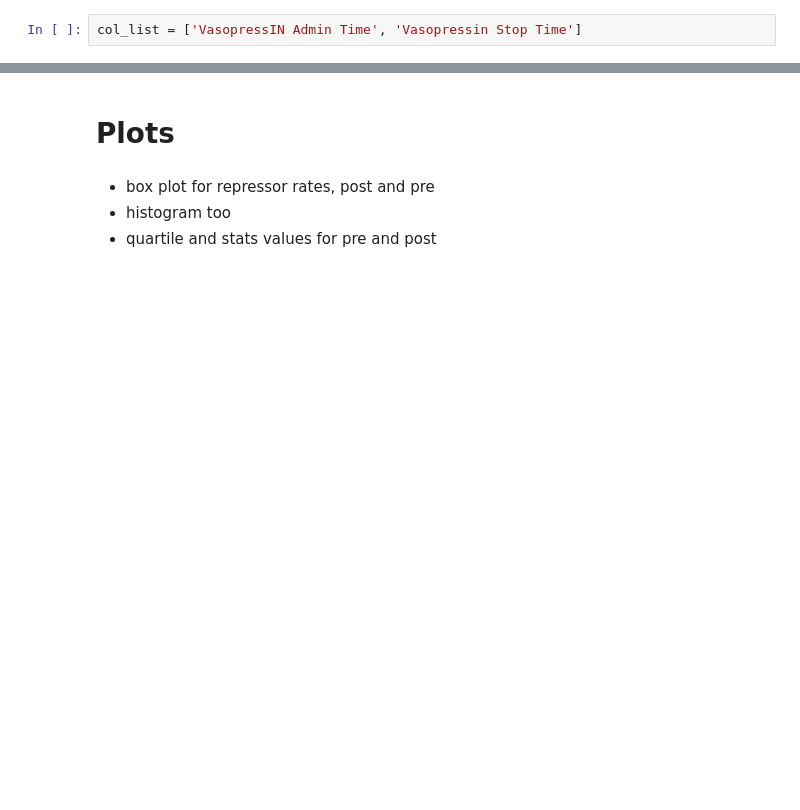
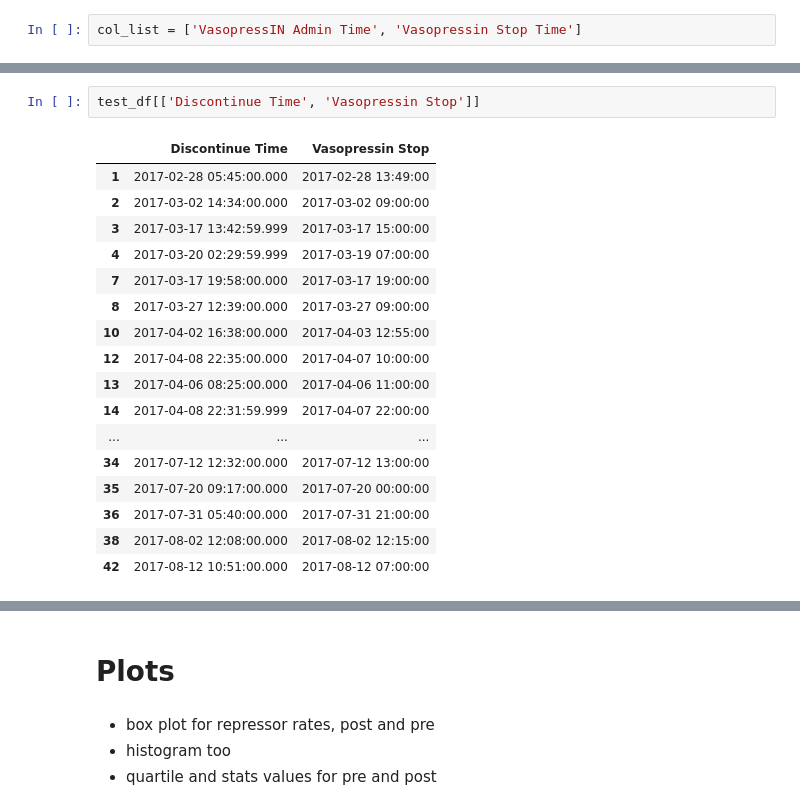
Before and after one commit to SpecCRA/vasopressIN, a Jupyter notebook: analysis_notebook.ipynb, the cells around one changed output, grey strips where cells are left out. Drawn from its saved outputs; the diff is of its cells as text; blank space fills up the shorter version.

```diff
--- a/analysis_notebook.ipynb
+++ b/analysis_notebook.ipynb
@@ -204,0 +428,20 @@ ValueError: time data ':51' does not match format '%H:%M'
+# %%
+test_df[['Discontinue Time', 'Vasopressin Stop']]
+# %% [output]
+|  | Discontinue Time | Vasopressin Stop |
+| 1 | 2017-02-28 05:45:00.000 | 2017-02-28 13:49:00 |
+| 2 | 2017-03-02 14:34:00.000 | 2017-03-02 09:00:00 |
+| 3 | 2017-03-17 13:42:59.999 | 2017-03-17 15:00:00 |
+| 4 | 2017-03-20 02:29:59.999 | 2017-03-19 07:00:00 |
+| 7 | 2017-03-17 19:58:00.000 | 2017-03-17 19:00:00 |
+| 8 | 2017-03-27 12:39:00.000 | 2017-03-27 09:00:00 |
+| 10 | 2017-04-02 16:38:00.000 | 2017-04-03 12:55:00 |
+| 12 | 2017-04-08 22:35:00.000 | 2017-04-07 10:00:00 |
+| 13 | 2017-04-06 08:25:00.000 | 2017-04-06 11:00:00 |
+| 14 | 2017-04-08 22:31:59.999 | 2017-04-07 22:00:00 |
+| ... | ... | ... |
+| 34 | 2017-07-12 12:32:00.000 | 2017-07-12 13:00:00 |
+| 35 | 2017-07-20 09:17:00.000 | 2017-07-20 00:00:00 |
+| 36 | 2017-07-31 05:40:00.000 | 2017-07-31 21:00:00 |
+| 38 | 2017-08-02 12:08:00.000 | 2017-08-02 12:15:00 |
+| 42 | 2017-08-12 10:51:00.000 | 2017-08-12 07:00:00 |
```
Also changed, not shown: parts of 49 cells of this notebook.
